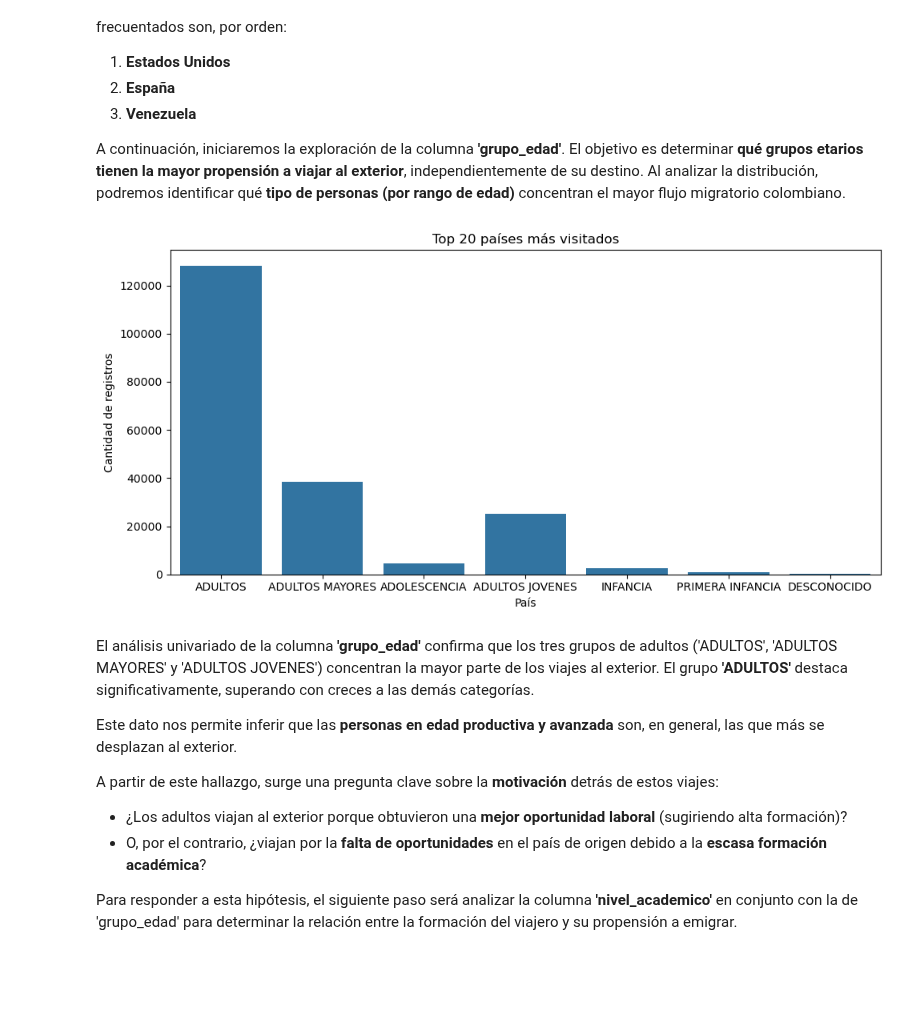
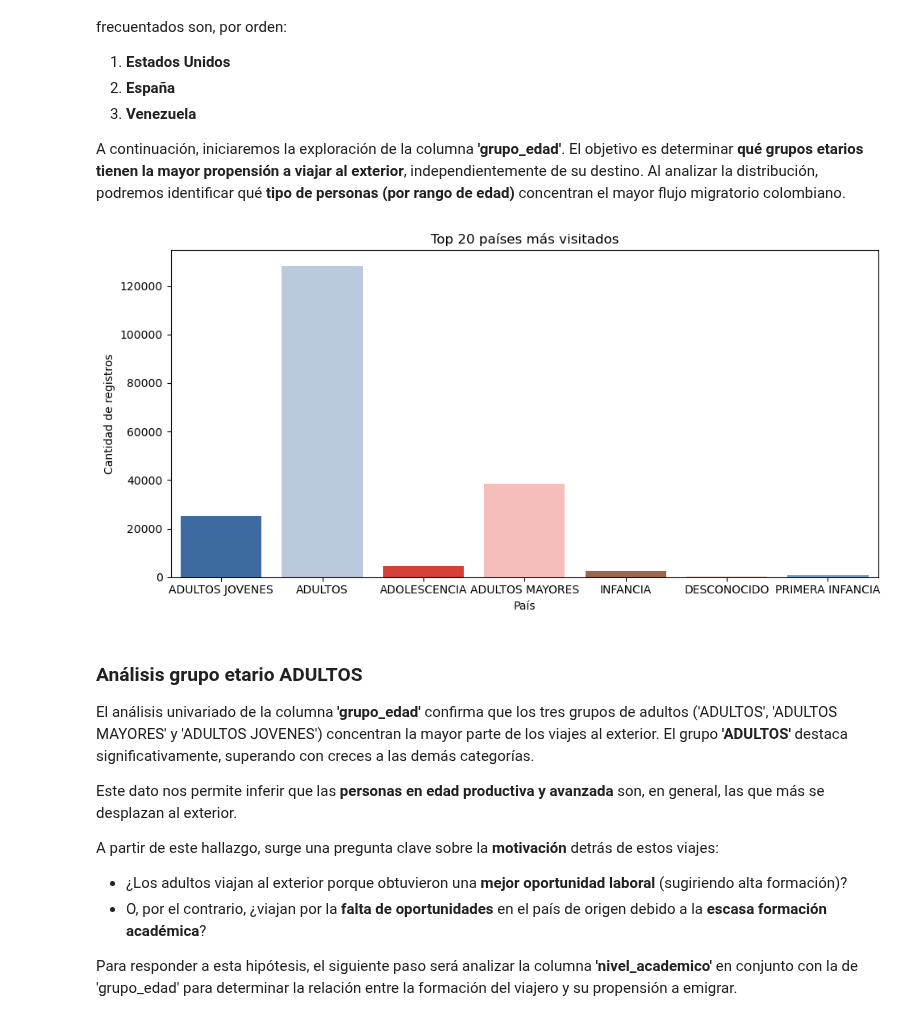
Before and after one commit to AlejandroSegura24/Colombians-migration-data-analysis, a Jupyter notebook: Notebooks/EDA colombians migration.ipynb, the cells around one changed output. Drawn from its saved outputs; the diff is of its cells as text; code cells hidden in the pictures; blank space fills up the shorter version.

```diff
--- a/Notebooks/EDA colombians migration.ipynb
+++ b/Notebooks/EDA colombians migration.ipynb
@@ -188,0 +221,28 @@ memory usage: 27.5+ MB
+# %%
+detectar_palabras_con_simbolo(df, columna='oficina_de_registro')
+
+correciones_oficina_de_registro = {
+    'C. PUERTO ESPA�A': 'C. PUERTO ESPAÑA',
+    'C. BAK�': 'C. BAKU'
+}
+df['oficina_de_registro'] = df['oficina_de_registro'].replace(correciones_oficina_de_registro)
+# %%
+detectar_palabras_con_simbolo(df, columna='area_conocimiento')
+
+correcciones_area_conocimiento = {
+  "INGENIER�A, ARQUITECTURA Y AFINES": "INGENIERIA, ARQUITECTURA Y AFINES",
+  "ECONOM�A, ADMINISTRACI�N CONTADURIA Y AFINES": "ECONOMIA, ADMINISTRACION CONTADURIA Y AFINES",
+  "AVIACI�N": "AVIACION",
+  "MATEM�TICAS Y CIENCIAS NATURALES": "MATEMATICAS Y CIENCIAS NATURALES",
+  "CIENCIAS DE LA EDUCACI�N": "CIENCIAS DE LA EDUCACION",
+  "AGRONOM�A, VETERINARIA Y ZOOTECNIA": "AGRONOMIA, VETERINARIA Y ZOOTECNIA",
+  "AGRONOM�A, VETERINARIA Y AFINES": "AGRONOMIA, VETERINARIA Y AFINES",
+  "ADMINISTRACI�N DE EMPRESAS Y DERECHO": "ADMINISTRACION DE EMPRESAS Y DERECHO",
+  "INGENIER�A, INDUSTRIA Y CONSTRUCCI�N": "INGENIERIA, INDUSTRIA Y CONSTRUCCION",
+  "CIENCIAS NATURALES, MATEM�TICAS Y ESTAD�STICA": "CIENCIAS NATURALES, MATEMATICAS Y ESTADISTICA",
+  "CIENCIAS SOCIALES, PERIODISMO E INFORMACI�N": "CIENCIAS SOCIALES, PERIODISMO E INFORMACION",
+  "EDUCACI�N": "EDUCACION",
+  "PROGRAMAS Y CERTIFICACIONES GEN�RICAS": "PROGRAMAS Y CERTIFICACIONES GENERICAS",
+  "TECNOLOG�AS DE LA INFORMACI�N Y LA COMUNICACI�N (TIC)": "TECNOLOGIAS DE LA INFORMACION Y LA COMUNICACION (TIC)"
+}
+df['area_conocimiento'] = df['area_conocimiento'].replace(correcciones_area_conocimiento)
@@ -188,0 +305,15 @@ memory usage: 27.5+ MB
+# %%
+detectar_palabras_con_simbolo(df, columna='nivel_academico')
+
+correcciones_nivel_academico = {
+  "PREGRADO - T�CNICO PROFESIONAL": "PREGRADO - TECNICO PROFESIONAL",
+  "POSTGRADO - ESPECIALIZACI�N": "POSTGRADO - ESPECIALIZACION",
+  "PREGRADO - TECNOL�GICO": "PREGRADO - TECNOLOGICO",
+  "SIN PROFESI�N": "SIN PROFESION"
+}
+df['nivel_academico'] = df['nivel_academico'].replace(correcciones_nivel_academico)
+# %%
+detectar_palabras_con_simbolo(df, columna='etnia_de_la_persona')
+
+correciones_etnia_de_la_persona = {'IND�GENA': 'INDIGENA'}
+df['etnia_de_la_persona'] = df['etnia_de_la_persona'].replace(correciones_etnia_de_la_persona)
@@ -230,16 +366,18 @@ Esta exploración **confirma** los hallazgos de las consultas previas de **SQL**
 A continuación, iniciaremos la exploración de la columna **'grupo_edad'**. El objetivo es determinar **qué grupos etarios tienen la mayor propensión a viajar al exterior**, independientemente de su destino. Al analizar la distribución, podremos identificar qué **tipo de personas (por rango de edad)** concentran el mayor flujo migratorio colombiano.
 # %%
 plt.figure(figsize=(10, 5))
-sns.countplot(data = df_processing, x ='grupo_edad')
+sns.countplot(data = df_processing, x ='grupo_edad', hue = 'grupo_edad', palette=palette_custom[:7])
 
 plt.title('Top 20 países más visitados')
 plt.xlabel('País')
 plt.ylabel('Cantidad de registros')
 plt.tight_layout()
 plt.show()
 # %% [output]
-[figure, old version]
+[figure, new version]
 # %% [markdown]
+### Análisis grupo etario ADULTOS
+
 El análisis univariado de la columna **'grupo_edad'** confirma que los tres grupos de adultos ('ADULTOS', 'ADULTOS MAYORES' y 'ADULTOS JOVENES') concentran la mayor parte de los viajes al exterior. El grupo **'ADULTOS'** destaca significativamente, superando con creces a las demás categorías.
 
 Este dato nos permite inferir que las **personas en edad productiva y avanzada** son, en general, las que más se desplazan al exterior.
```
Also changed, not shown: parts of 18 cells of this notebook.
